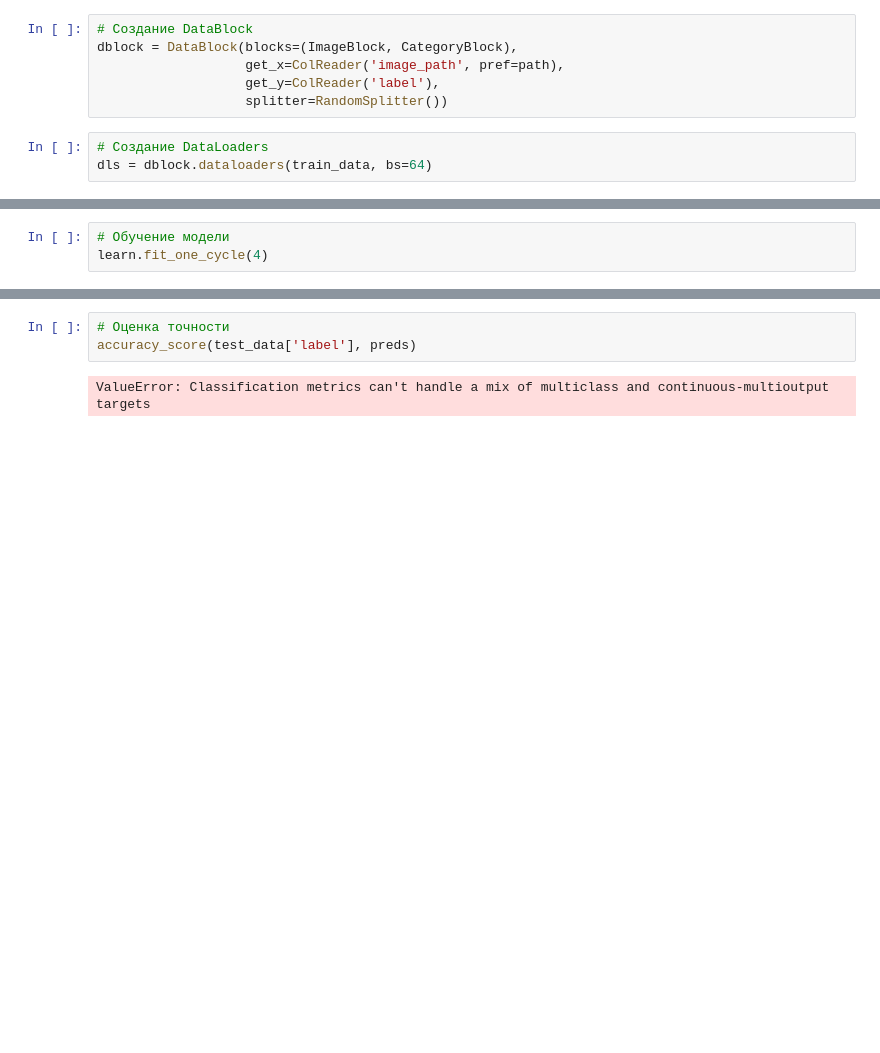
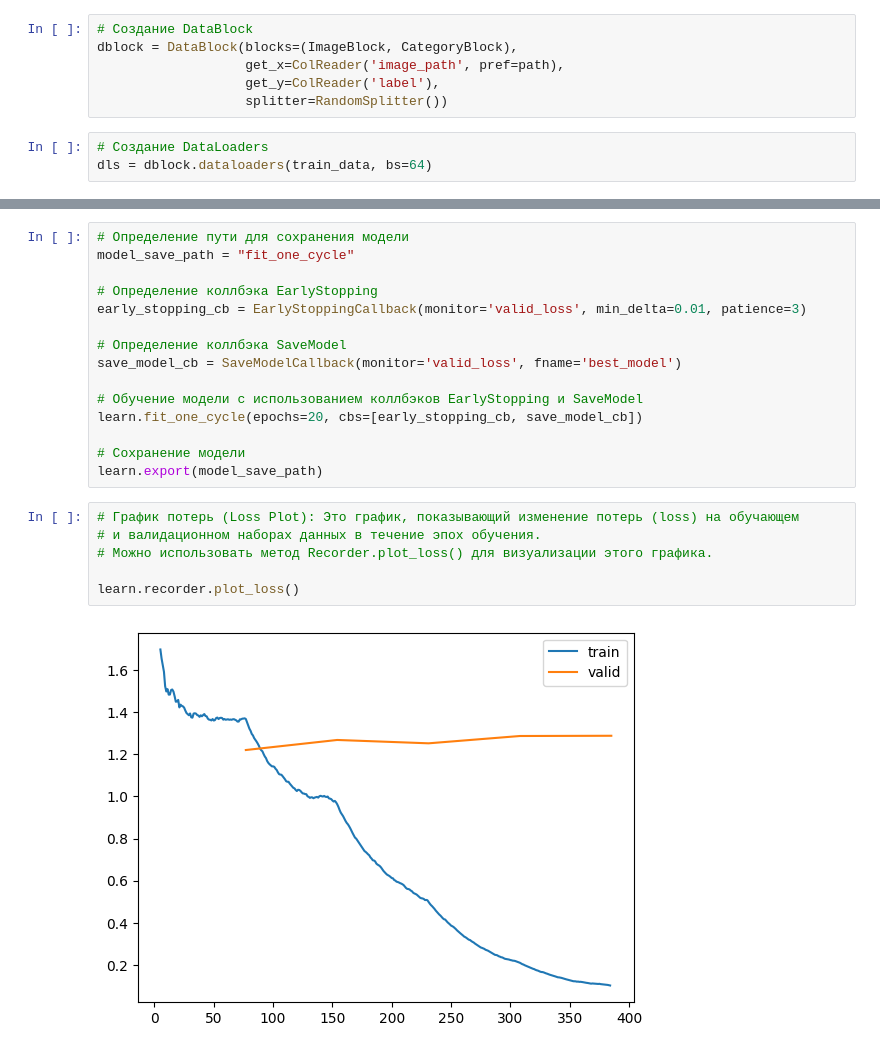
Before and after one commit to diman-dragon/Genre_ID, a Jupyter notebook: model_fastai.ipynb, the cells around one changed output, grey strips where cells are left out. Saved outputs shown, nothing was run; the diff lists cells and outputs as text; blank space fills up the shorter version.

```diff
--- a/model_fastai.ipynb
+++ b/model_fastai.ipynb
@@ -29,3 +34,0 @@ Downloading: "https://download.pytorch.org/models/resnet34-b627a593.pth" to C:\U
-# %%
-# Обучение модели
-learn.fit_one_cycle(4)
@@ -47,5 +48,23 @@ preds, _ = learn.get_preds(dl=test_dl)
-# %%
-# Оценка точности
-accuracy_score(test_data['label'], preds)
-# %% [output]
-ValueError: Classification metrics can't handle a mix of multiclass and continuous-multioutput targets
+# %%
+# Определение пути для сохранения модели
+model_save_path = "fit_one_cycle"
+
+# Определение коллбэка EarlyStopping
+early_stopping_cb = EarlyStoppingCallback(monitor='valid_loss', min_delta=0.01, patience=3)
+
+# Определение коллбэка SaveModel
+save_model_cb = SaveModelCallback(monitor='valid_loss', fname='best_model')
+
+# Обучение модели с использованием коллбэков EarlyStopping и SaveModel
+learn.fit_one_cycle(epochs=20, cbs=[early_stopping_cb, save_model_cb])
+
+# Сохранение модели
+learn.export(model_save_path)
+# %%
+# График потерь (Loss Plot): Это график, показывающий изменение потерь (loss) на обучающем
+# и валидационном наборах данных в течение эпох обучения.
+# Можно использовать метод Recorder.plot_loss() для визуализации этого графика.
+
+learn.recorder.plot_loss()
+# %% [output]
+[figure, added]
```
Also changed, not shown: parts of 10 cells of this notebook, 2 other files.
